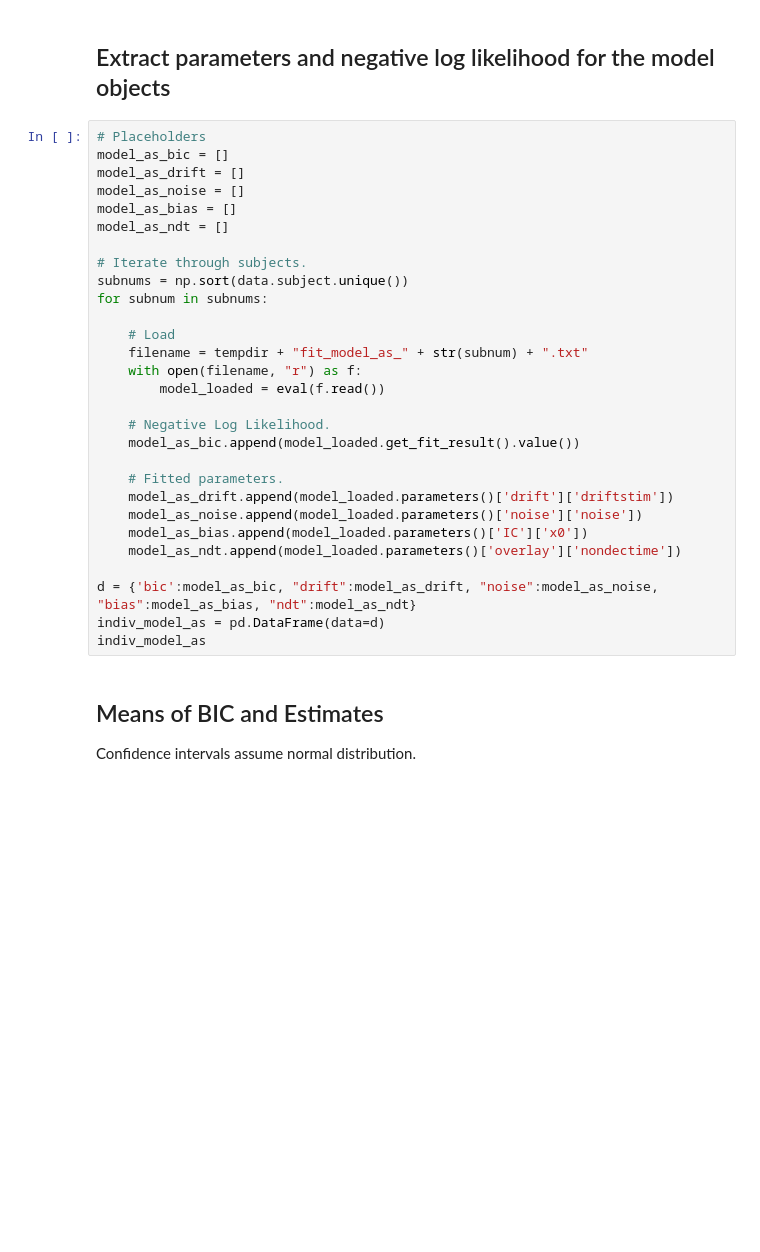
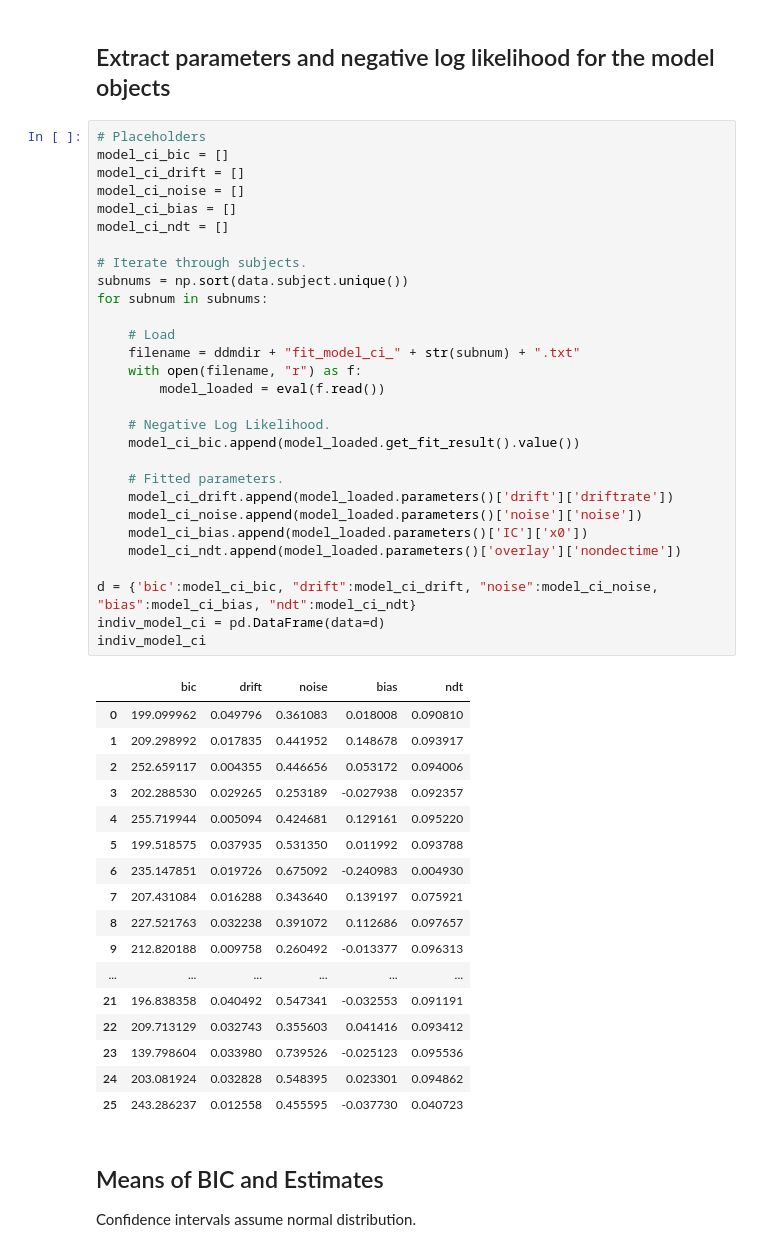
Before and after one commit to BrendenEum/2023-common-consequence, a Jupyter notebook: analysis/notebooks/NB3 - PyDDM.ipynb, the cells around one changed output. Drawn from its saved outputs; the diff is of its cells as text; blank space fills up the shorter version.

Commit message:
ddm results

```diff
--- a/analysis/notebooks/NB3 - PyDDM.ipynb
+++ b/analysis/notebooks/NB3 - PyDDM.ipynb
@@ -163,33 +257,51 @@ Subject 9156374
 ## Extract parameters and negative log likelihood for the model objects
 # %%
 # Placeholders
-model_as_bic = []
-model_as_drift = []
-model_as_noise = []
-model_as_bias = []
-model_as_ndt = []
+model_ci_bic = []
+model_ci_drift = []
+model_ci_noise = []
+model_ci_bias = []
+model_ci_ndt = []
 
 # Iterate through subjects.
 subnums = np.sort(data.subject.unique())
 for subnum in subnums:
 
     # Load
-    filename = tempdir + "fit_model_as_" + str(subnum) + ".txt"
+    filename = ddmdir + "fit_model_ci_" + str(subnum) + ".txt"
     with open(filename, "r") as f:
         model_loaded = eval(f.read())
 
     # Negative Log Likelihood.
-    model_as_bic.append(model_loaded.get_fit_result().value())
+    model_ci_bic.append(model_loaded.get_fit_result().value())
 
     # Fitted parameters.
-    model_as_drift.append(model_loaded.parameters()['drift']['driftstim'])
-    model_as_noise.append(model_loaded.parameters()['noise']['noise'])
-    model_as_bias.append(model_loaded.parameters()['IC']['x0'])
-    model_as_ndt.append(model_loaded.parameters()['overlay']['nondectime'])
+    model_ci_drift.append(model_loaded.parameters()['drift']['driftrate'])
+    model_ci_noise.append(model_loaded.parameters()['noise']['noise'])
+    model_ci_bias.append(model_loaded.parameters()['IC']['x0'])
+    model_ci_ndt.append(model_loaded.parameters()['overlay']['nondectime'])
 
-d = {'bic':model_as_bic, "drift":model_as_drift, "noise":model_as_noise, "bias":model_as_bias, "ndt":model_as_ndt}
-indiv_model_as = pd.DataFrame(data=d)
-indiv_model_as
+d = {'bic':model_ci_bic, "drift":model_ci_drift, "noise":model_ci_noise, "bias":model_ci_bias, "ndt":model_ci_ndt}
+indiv_model_ci = pd.DataFrame(data=d)
+indiv_model_ci
+# %% [output]
+|  | bic | drift | noise | bias | ndt |
+| 0 | 199.099962 | 0.049796 | 0.361083 | 0.018008 | 0.090810 |
+| 1 | 209.298992 | 0.017835 | 0.441952 | 0.148678 | 0.093917 |
+| 2 | 252.659117 | 0.004355 | 0.446656 | 0.053172 | 0.094006 |
+| 3 | 202.288530 | 0.029265 | 0.253189 | -0.027938 | 0.092357 |
+| 4 | 255.719944 | 0.005094 | 0.424681 | 0.129161 | 0.095220 |
+| 5 | 199.518575 | 0.037935 | 0.531350 | 0.011992 | 0.093788 |
+| 6 | 235.147851 | 0.019726 | 0.675092 | -0.240983 | 0.004930 |
+| 7 | 207.431084 | 0.016288 | 0.343640 | 0.139197 | 0.075921 |
+| 8 | 227.521763 | 0.032238 | 0.391072 | 0.112686 | 0.097657 |
+| 9 | 212.820188 | 0.009758 | 0.260492 | -0.013377 | 0.096313 |
+| ... | ... | ... | ... | ... | ... |
+| 21 | 196.838358 | 0.040492 | 0.547341 | -0.032553 | 0.091191 |
+| 22 | 209.713129 | 0.032743 | 0.355603 | 0.041416 | 0.093412 |
+| 23 | 139.798604 | 0.033980 | 0.739526 | -0.025123 | 0.095536 |
+| 24 | 203.081924 | 0.032828 | 0.548395 | 0.023301 | 0.094862 |
+| 25 | 243.286237 | 0.012558 | 0.455595 | -0.037730 | 0.040723 |
 # %% [markdown]
 ## Means of BIC and Estimates
 
```
Also changed, not shown: parts of 5 cells of this notebook, 28 other files.
